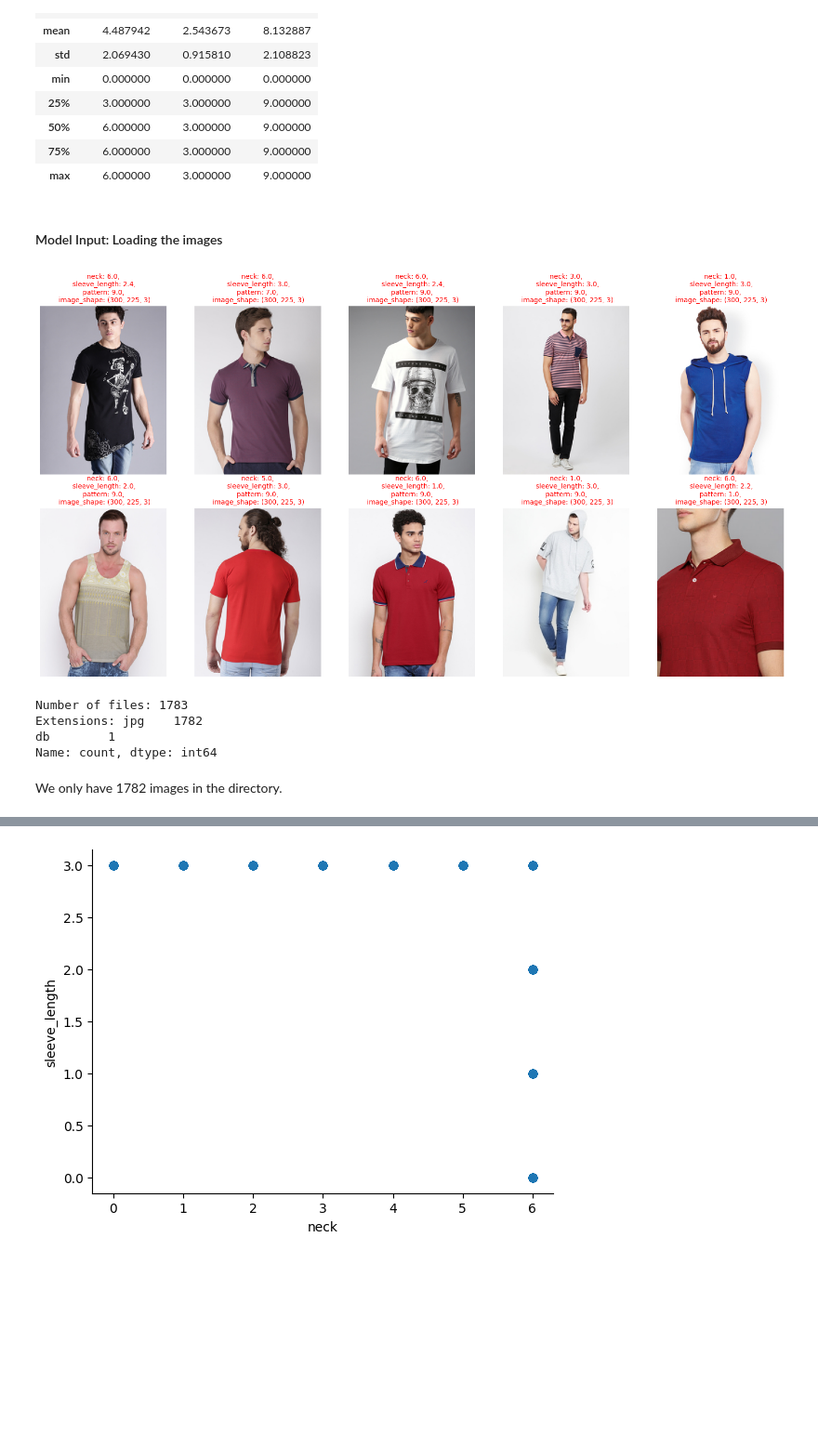
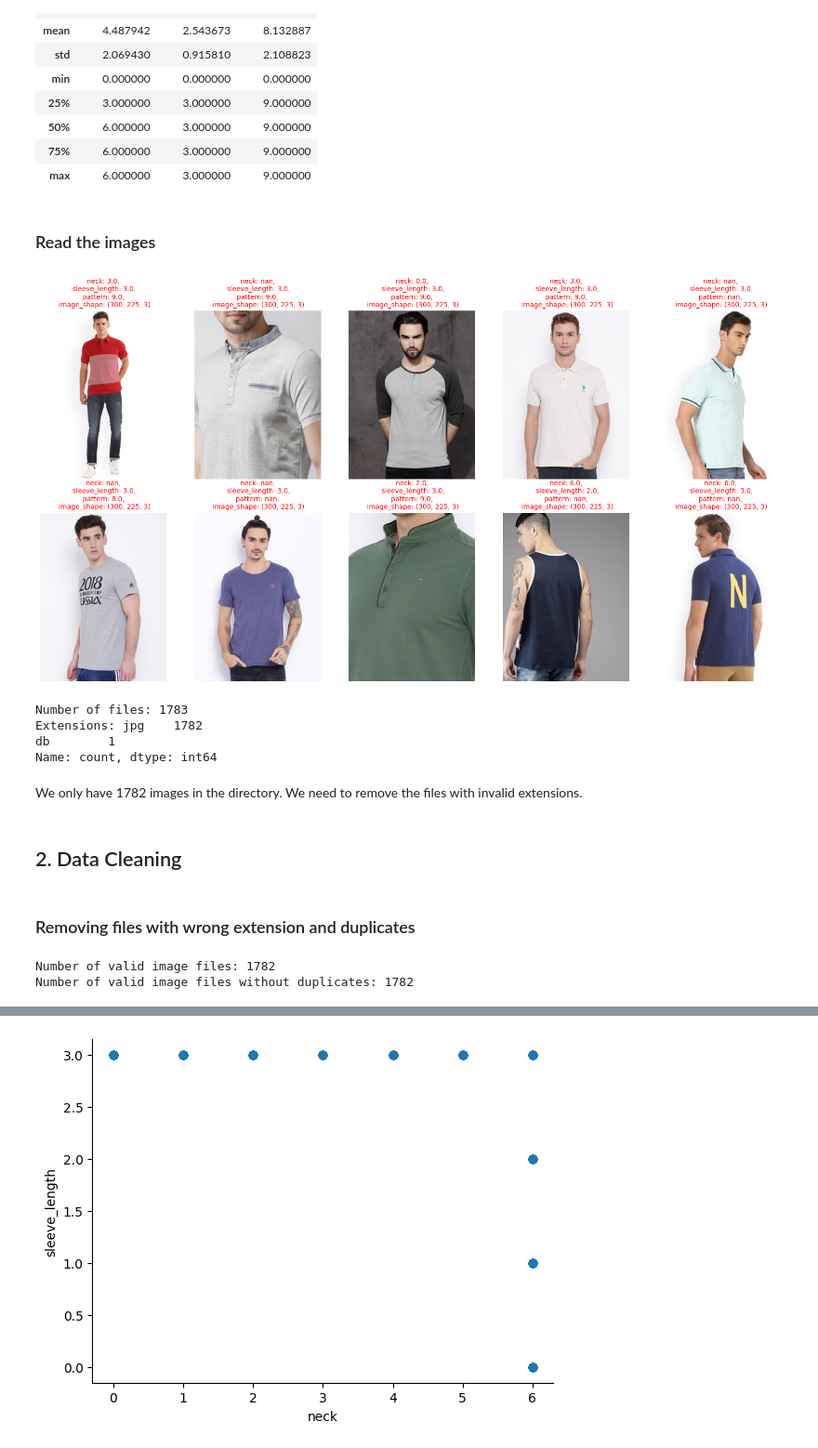
Before and after one commit to ashishbhatti/deep-fashion-attribute-prediction, a Jupyter notebook: deep_fashion_attr_prediction.ipynb, the cells around one changed output, grey strips where cells are left out. Shown at 93% size. Cells and saved outputs as stored; diff of their text form; code cells hidden in the pictures; blank space fills up the shorter version.

```diff
--- a/deep_fashion_attr_prediction.ipynb
+++ b/deep_fashion_attr_prediction.ipynb
@@ -229,39 +98,42 @@ attributes_df.describe()
 | max | 6.000000 | 3.000000 | 9.000000 |
 # %% [markdown]
 
-#### Model Input: Loading the images
+### Read the images
 # %%
 # Function to get attribute values for a given file name
 def get_attributes(df, file_name):
     attribute_cols = ['neck', 'sleeve_length', 'pattern']
     attributes = df[df['filename'] == file_name][attribute_cols].values[0]
     return attributes
 
 
+def display_10_random_images(file_names):
+    # Select 10 random images
+    random_images = random.sample(file_names, 10)
+
+    # Create a figure with 1 row and required columns
+    fig, axes = plt.subplots(2, 5, figsize=(20, 10))
+
+    # Load and display each image
+    for i, image_file in enumerate(random_images):
+        img = plt.imread(os.path.join("./classification-assignment/images", image_file))
+        ax = axes[i // 5, i % 5]
+        ax.imshow(img)
+        ax.axis('off')
+
+        # Write the attributes at the bottom of the image
+        attributes = get_attributes(attributes_df, image_file)
+        display_str = f"neck: {attributes[0]},\n sleeve_length: {attributes[1]},\n pattern: {attributes[2]}, \n image_shape: {img.shape}"
+        axes[i // 5, i % 5].set_title(display_str, fontsize=10, color='red')
+
+    plt.show()
+
+
 # List of all image file names in the directory
 file_names = os.listdir("./classification-assignment/images")
-
-# Select 10 random images
-random_images = random.sample(file_names, 10)
-
-# Create a figure with 1 row and required columns
-fig, axes = plt.subplots(2, 5, figsize=(20, 10))
-
-# Load and display each image
-for i, image_file in enumerate(random_images):
-    img = plt.imread(os.path.join("./classification-assignment/images", image_file))
-    ax = axes[i // 5, i % 5]
-    ax.imshow(img)
-    ax.axis('off')
-
-    # Write the attributes at the bottom of the image
-    attributes = get_attributes(attributes_df, image_file)
-    display_str = f"neck: {attributes[0]},\n sleeve_length: {attributes[1]},\n pattern: {attributes[2]}, \n image_shape: {img.shape}"
-    axes[i // 5, i % 5].set_title(display_str, fontsize=10, color='red')
-
-plt.show()
+display_10_random_images(file_names)
 # %% [output]
-[figure, old version]
+[figure, new version]
 # %%
 print("Number of files:", len(file_names))
 
@@ -274,4 +146,19 @@ Extensions: jpg    1782
 db        1
 Name: count, dtype: int64
 # %% [markdown]
-We only have 1782 images in the directory.
+We only have 1782 images in the directory. We need to remove the files with invalid extensions.
+# %% [markdown]
+## 2. Data Cleaning
+# %% [markdown]
+### Removing files with wrong extension and duplicates
+# %%
+# selecting only image files from images directory
+image_file_names = [name for name in file_names if name.split(".")[-1] == "jpg"]
+print(f"Number of valid image files: {len(image_file_names)}")
+
+# checking for duplicates, and optimizing for membership testing
+image_set = set(image_file_names)
+print(f"Number of valid image files without duplicates: {len(image_set)}")
+# %% [output]
+Number of valid image files: 1782
+Number of valid image files without duplicates: 1782
```
Also changed, not shown: parts of 41 cells of this notebook.
